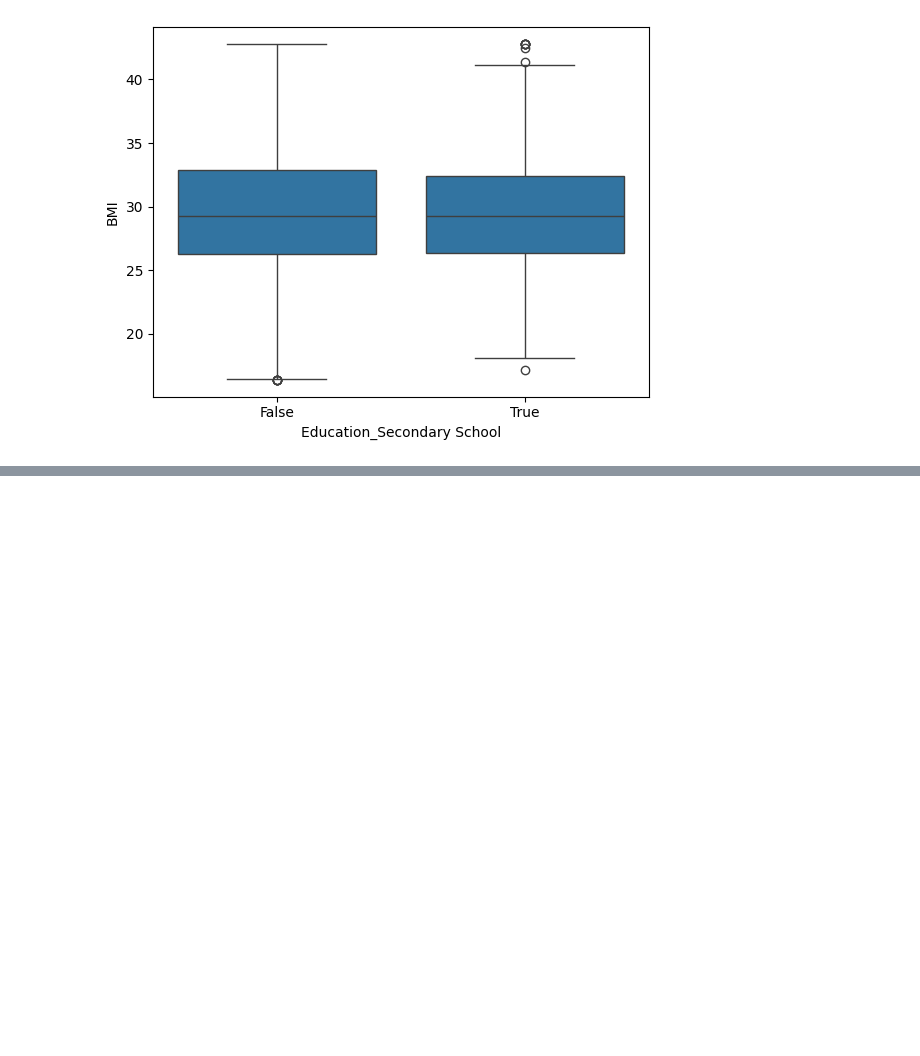
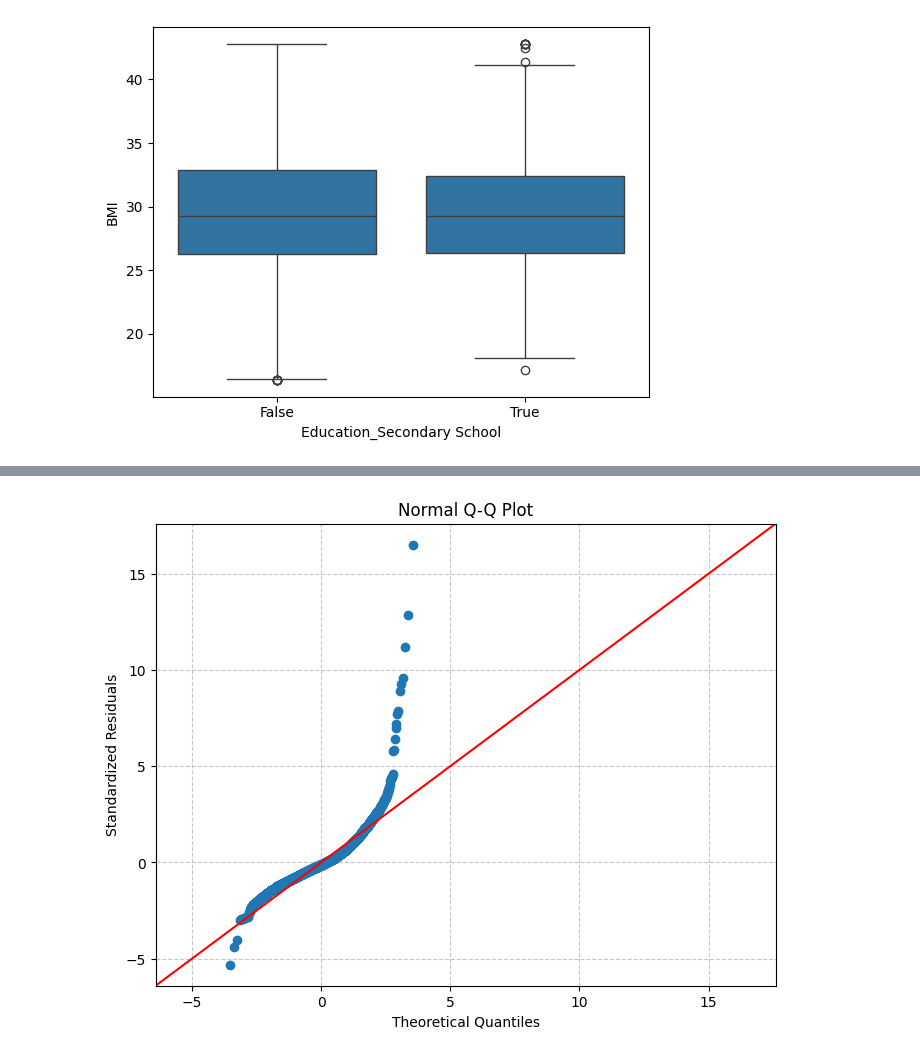
Before and after one commit to sadullahozcan/sarcopenia_eda_analysis, a Jupyter notebook: EDA_08_lin_reg_final.ipynb, the cells around one changed output, grey strips where cells are left out. Saved outputs shown, nothing was run; the diff lists cells and outputs as text; code cells hidden in the pictures; blank space fills up the shorter version.

```diff
--- a/EDA_08_lin_reg_final.ipynb
+++ b/EDA_08_lin_reg_final.ipynb
@@ -865,0 +883,11 @@ sns.boxplot(data=df_lineer, x='Education_Secondary School', y='BMI')
+# %%
+# Normal Q-Q Plot
+plt.figure(figsize=(8, 6))
+sm.qqplot(results.resid, line='45', fit=True, ax=plt.gca())
+plt.title("Normal Q-Q Plot")
+plt.xlabel("Theoretical Quantiles")
+plt.ylabel("Standardized Residuals")
+plt.grid(True, linestyle='--', alpha=0.7)
+plt.show()
+# %% [output]
+[figure, added]
```
Also changed, not shown: parts of 7 cells of this notebook.
